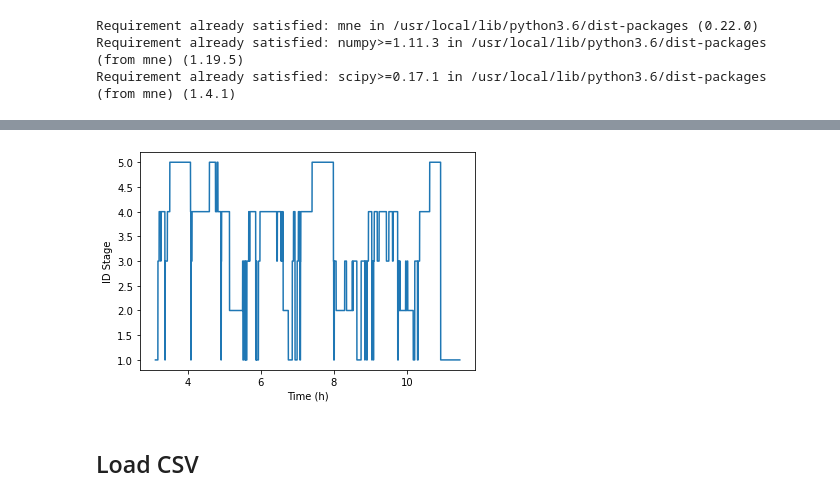
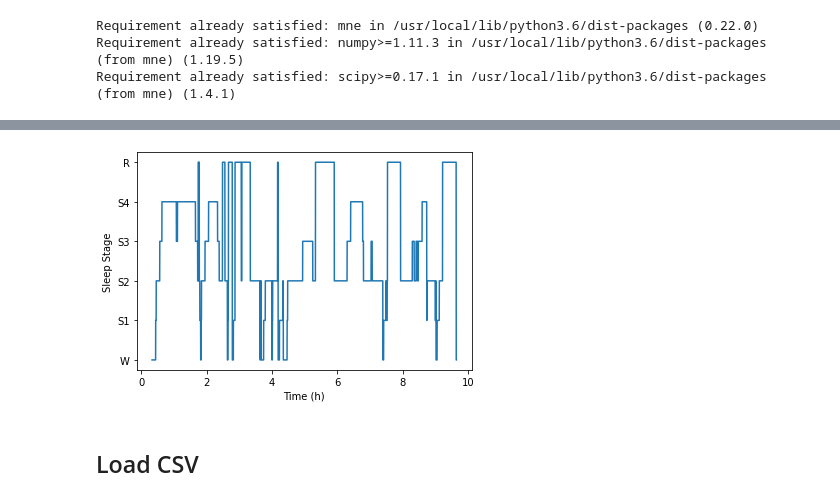
Before and after one commit to mfmachado/adar, a Jupyter notebook: notebooks/ParseEDFAndTXTToCSV.ipynb, the cells around one changed output, grey strips where cells are left out. Saved outputs shown, nothing was run; the diff lists cells and outputs as text; code cells hidden in the pictures.

```diff
--- a/notebooks/ParseEDFAndTXTToCSV.ipynb
+++ b/notebooks/ParseEDFAndTXTToCSV.ipynb
@@ -38,24 +38,25 @@ def read_annotation_file(path_filename: str, acq_time: datetime):
     return df_annotations_data
 
 
-def merge_data_file_and_annotations(data, df_annotations, annotation_desc_2_event_id, fs_new):
+def merge_data_file_and_annotations(data, df_annotations, fs_new):
     raw_data = data.get_data()
     fs = int(data.info["sfreq"])
-    labels = np.zeros(raw_data.shape[1])
+    df = pd.DataFrame(raw_data.T, columns=data.info.ch_names)
+    df["times"] = data.times
+    df = pd.DataFrame(data=subsample(df.to_numpy(), fs, fs_new), columns=df.columns)
+
+    labels = [np.nan] * df.shape[0]
     for i in range(df_annotations.shape[0] - 1):
         row_start = df_annotations.iloc[i]
         row_end = df_annotations.iloc[i + 1]
-        start_pos = row_start.timestamp * fs
-        end_pos = row_end.timestamp * fs
-        if start_pos < labels.shape[0]:
-            labels[start_pos:end_pos] = annotation_desc_2_event_id[row_start.Event]
-    labels = labels[:raw_data.shape[-1]]
-    df_all_night = pd.DataFrame(raw_data.T, columns=data.info.ch_names)
-    df_all_night["times"] = data.times
-    df_all_night["sleepstage"] = labels
+        start_pos = row_start.timestamp * fs_new
+        end_pos = row_end.timestamp * fs_new
+        if start_pos < len(labels):
+            labels[start_pos:end_pos] = [row_start["Sleep Stage"]]*(end_pos-start_pos)
 
-    df_all_night = df_all_night[df_all_night.sleepstage != 0]
-    df = pd.DataFrame(data=subsample(df_all_night.to_numpy(), fs, fs_new), columns=df_all_night.columns)
+    df["sleepstage"] = labels
+    df = df.dropna()
+
     return df
 # %% [output]
 Requirement already satisfied: mne in /usr/local/lib/python3.6/dist-packages (0.22.0)
@@ -109,11 +110,7 @@ Loading Annotations file: n2_annotations.csv
 # %%
-# New frequency
-fs_new = 64
-new_filename = f'{subject_name}_data_and_annotations.csv'
 print(f'Merge files annotation and polysomnography data. Downsampling data from {data_polysomnography.info["sfreq"]} to {fs_new} Hz')
-df_data = merge_data_file_and_annotations(data_polysomnography, df_annotations_polysomnography, map_name_sleep_id, fs_new)
-df_data.to_csv(new_filename)
-
+df_data = merge_data_file_and_annotations(data_polysomnography, df_annotations_polysomnography, fs_new)
+df_data.to_csv(new_filename, index=False)
 print("Data Merged")
 df_data.head(4)
 # %% [output]
@@ -127,10 +124,10 @@ Data Merged
 # %%
 import matplotlib.pyplot as plt
 _ = plt.plot(df_data.times/3600, df_data.sleepstage)
 _ = plt.xlabel("Time (h)")
-_ = plt.ylabel("ID Stage")
+_ = plt.ylabel("Sleep Stage")
 # %% [output]
-[figure, old version]
+[figure, new version]
 # %% [markdown]
 ## Load CSV
 # %%
```
Also changed, not shown: parts of 5 cells of this notebook, 1 other file.
